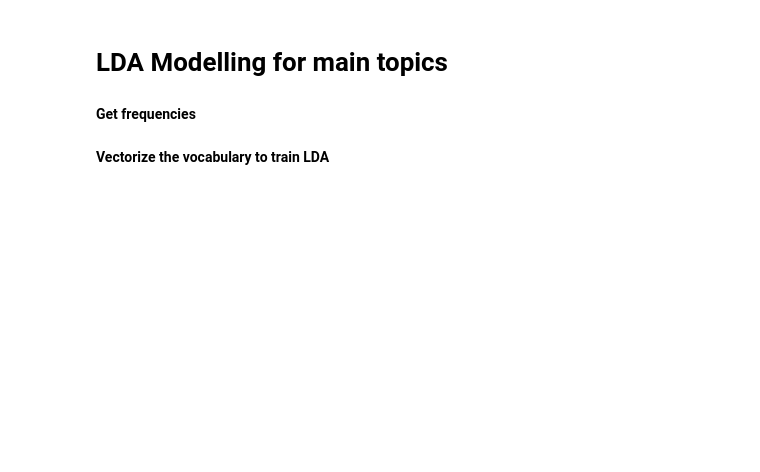
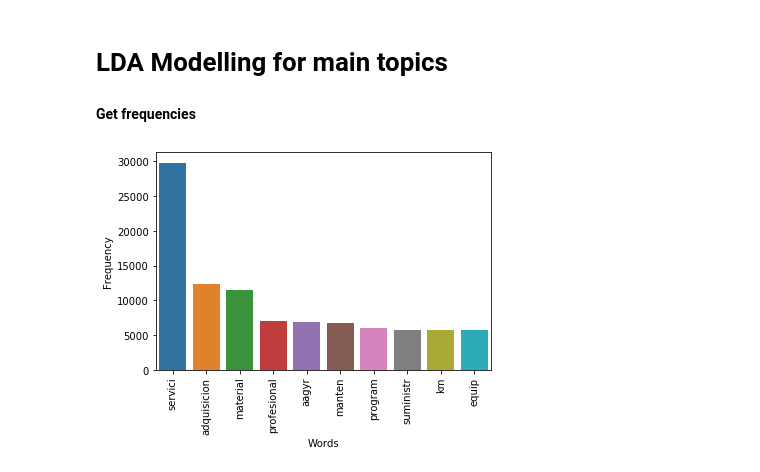
Before and after one commit to ML-Group-Col/Exped_Visualizations, a Jupyter notebook: lda.ipynb, the cells around one changed output. Saved outputs shown, nothing was run; the diff lists cells and outputs as text; code cells hidden in the pictures; blank space fills up the shorter version.

```diff
--- a/lda.ipynb
+++ b/lda.ipynb
@@ -3,8 +3,11 @@
 # %%
 import pandas as pd
 import numpy as np
-# %%
-df = pd.read_csv('clean_dataset.csv')
+# %%
+import pickle
+
+with open('df.new','rb') as data:
+    df = pickle.load(data)
 # %% [markdown]
 **Get frequencies**
 # %%
@@ -25,10 +33,19 @@ def get_frequencies(bag_words):
 # Get the frequencies and save it in a dictionary
 freq_dict = get_frequencies(df['Descripción del Anuncio'].values)
 # %%
-def plot_freq():
+import seaborn as sns
+import matplotlib.pyplot as plt
+def plot_freq(freq_dict):
+    '''
+    This function plots the top 10 most used words
+    '''
     # Sort the dictionary by value to plot
     freq_dict_ = sorted(freq_dict.items(), key=lambda x: x[1], reverse=True)
-    # Unzip the dictionary
+    # Unzip the dictionary to get the names and frequencies separated from the sorted list
     x, y = zip(*freq_dict_[:10])
+    # plot
+    sns.barplot(np.arange(len(x)), y)
+    plt.xticks(np.arange(len(x)), x, rotation=90)
+    plt.xlabel('Words')
+    plt.ylabel('Frequency')
+    plt.show()
-# %% [markdown]
-**Vectorize the vocabulary to train LDA**
@@ -68,0 +52,4 @@ def create_lda():
+# %%
+plot_freq(freq_dict)
+# %% [output]
+[figure, added]
```
Also changed, not shown: parts of 8 cells of this notebook, 3 other files.
